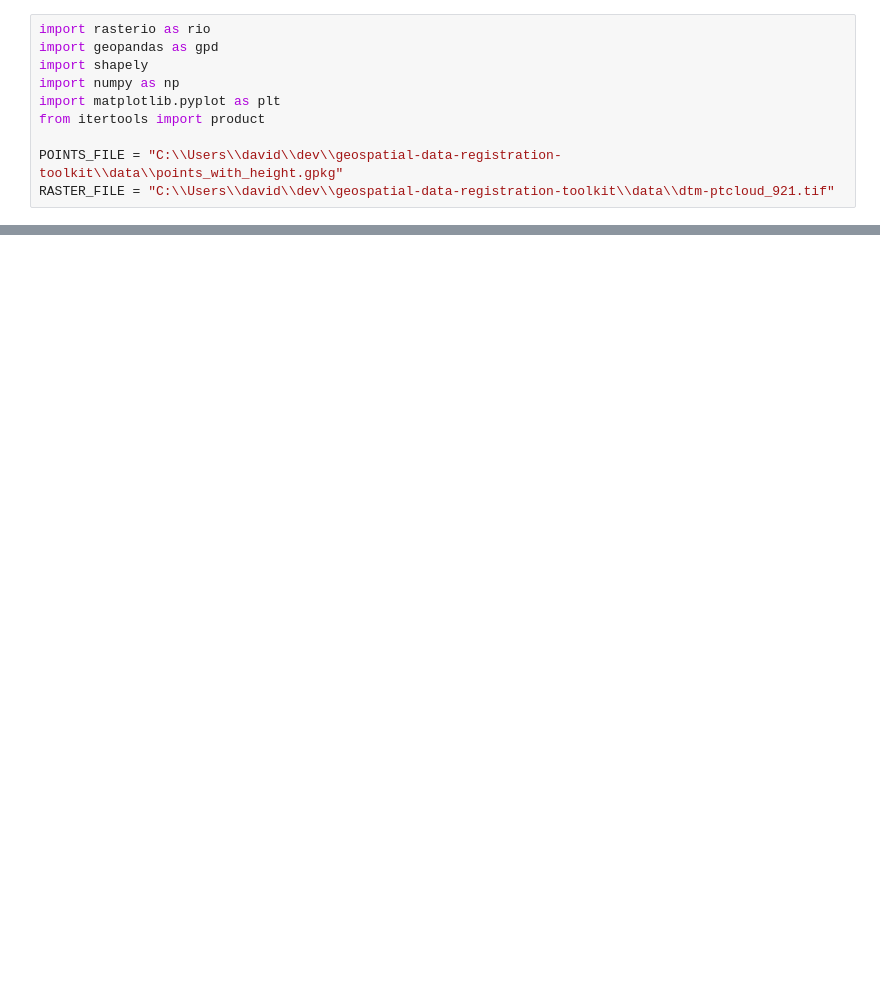
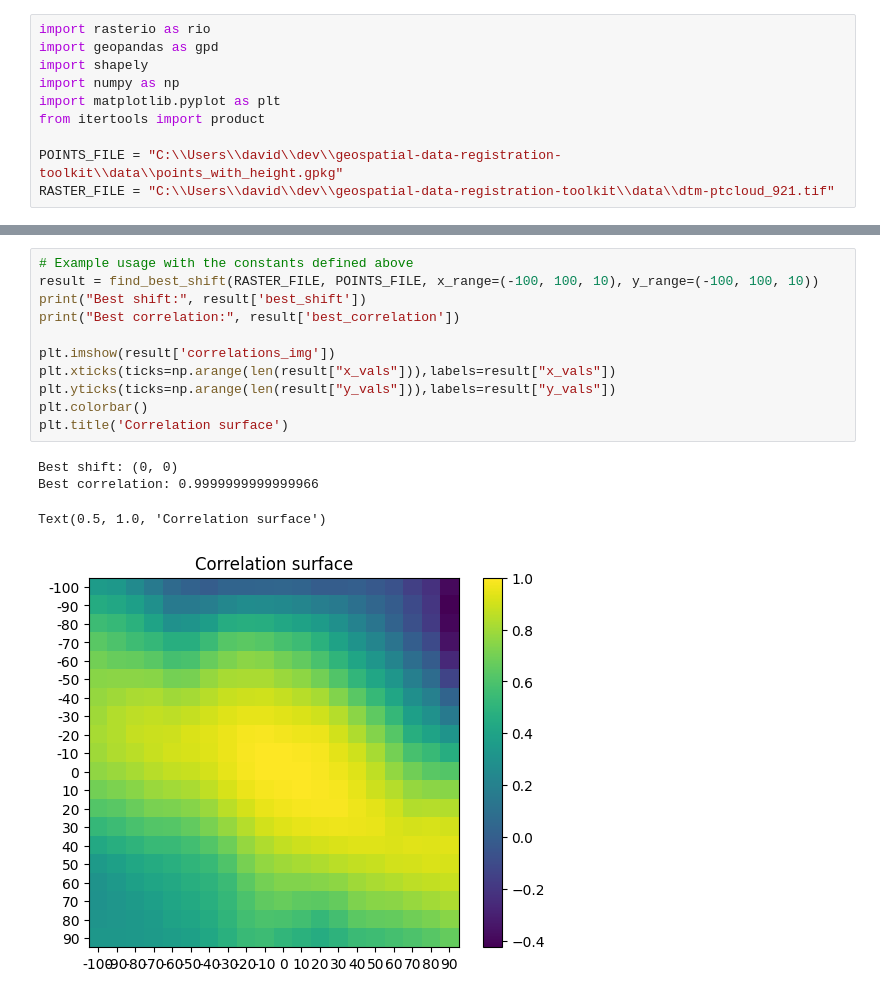
Before and after one commit to open-forest-observatory/geospatial-data-registration-toolkit, a Jupyter notebook: dev/raster_to_point_registration.ipynb, the cells around one changed output, grey strips where cells are left out. Cells and saved outputs as stored; diff of their text form; blank space fills up the shorter version.

```diff
--- a/dev/raster_to_point_registration.ipynb
+++ b/dev/raster_to_point_registration.ipynb
@@ -107,0 +112,16 @@ Text(0.5, 1.0, 'Correlation surface')
+# %%
+# Example usage with the constants defined above
+result = find_best_shift(RASTER_FILE, POINTS_FILE, x_range=(-100, 100, 10), y_range=(-100, 100, 10))
+print("Best shift:", result['best_shift'])
+print("Best correlation:", result['best_correlation'])
+
+plt.imshow(result['correlations_img'])
+plt.xticks(ticks=np.arange(len(result["x_vals"])),labels=result["x_vals"])
+plt.yticks(ticks=np.arange(len(result["y_vals"])),labels=result["y_vals"])
+plt.colorbar()
+plt.title('Correlation surface')
+# %% [output]
+Best shift: (0, 0)
+Best correlation: 0.9999999999999966
+Text(0.5, 1.0, 'Correlation surface')
+[figure, added]
```
Also changed, not shown: parts of 1 cell of this notebook.
